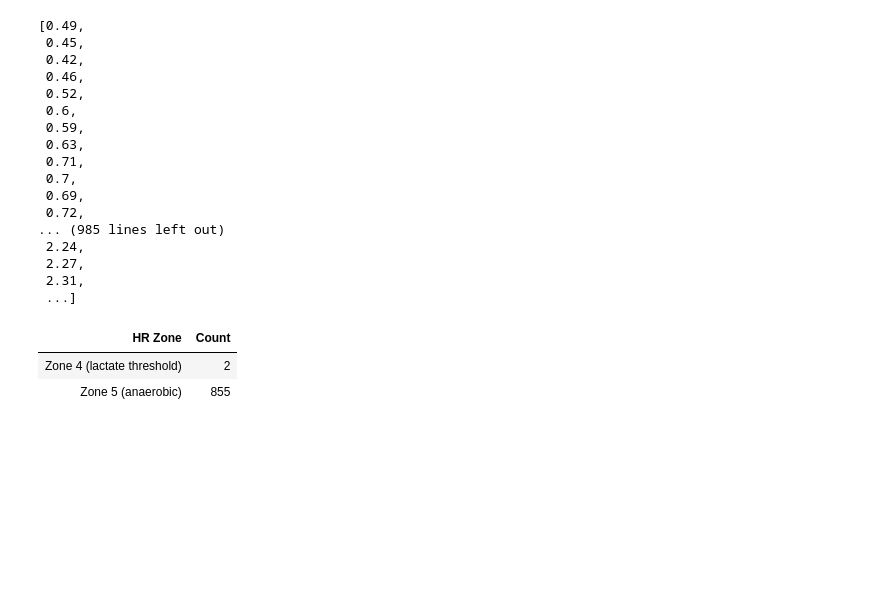
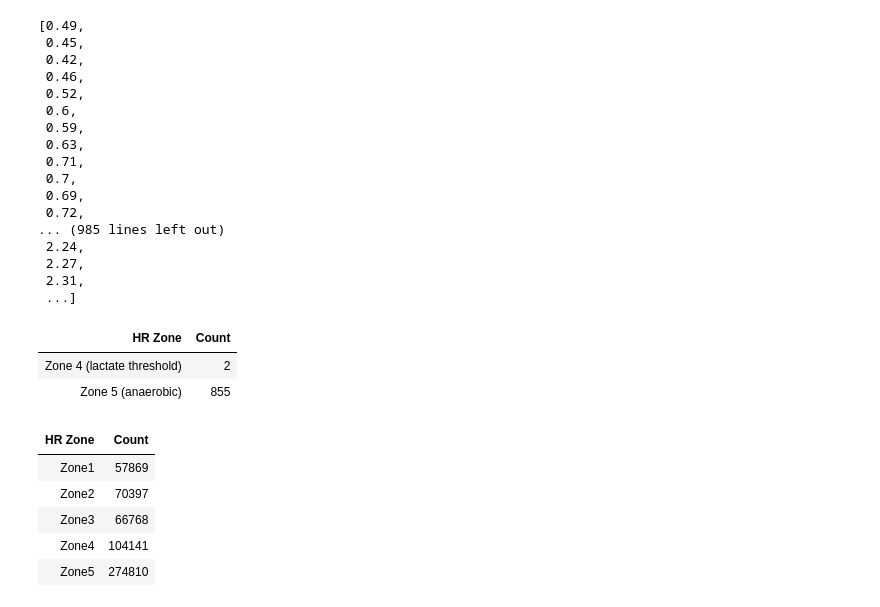
Before and after one commit to Chaithra-Git/Team7_LambdaLegends_PythonHackathon_APRIL25, a Jupyter notebook: chaithra_17-32.ipynb, the cells around one changed output. Saved outputs shown, nothing was run; the diff lists cells and outputs as text; code cells hidden in the pictures; blank space fills up the shorter version.

```diff
--- a/chaithra_17-32.ipynb
+++ b/chaithra_17-32.ipynb
@@ -434,3 +441,38 @@ display(hr_zone_pivot.style.hide(axis='index'))
 | HR Zone | Count |
 | Zone 4 (lactate threshold) | 2 |
 | Zone 5 (anaerobic) | 855 |
+# %%
+#Q.32 create a Pivot table to summarize the count of each HR Zone
+
+# Drop blank values
+df_test_clean = df_test.dropna(subset=['HR']).copy()
+
+#Assign HR Zones
+def hr_zones(hr):
+    if hr<100:
+        return "Zone1"   #-(recovery/easy)
+    elif hr<120:
+        return "Zone2"   #-(aerobic/base)
+    elif hr<135:
+        return "Zone3"   #-(tempo)
+    elif hr<155:
+        return "Zone4"   #-(lactate threshold)
+    else:
+        return "Zone5"   #-(anaerobic)
+
+#applying to each row
+df_test_clean['HR Zone']=df_test_clean['HR'].apply(hr_zones)
+# hr_zone_pivot_table
+hr_zone_pivot_table = df_test_clean.pivot_table(index='HR Zone', aggfunc='size').reset_index()
+
+# # #Rename the columns
+hr_zone_pivot_table.columns = ['HR Zone', 'Count']
+
+display(hr_zone_pivot_table.style.hide(axis='index'))
+# %% [output]
+| HR Zone | Count |
+| Zone1 | 57869 |
+| Zone2 | 70397 |
+| Zone3 | 66768 |
+| Zone4 | 104141 |
+| Zone5 | 274810 |
```
Also changed, not shown: parts of 5 cells of this notebook.
